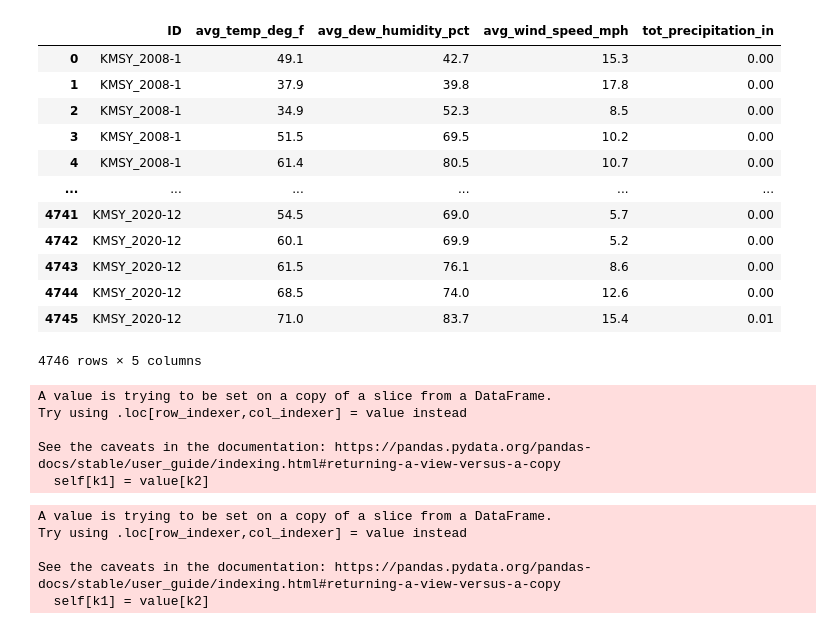
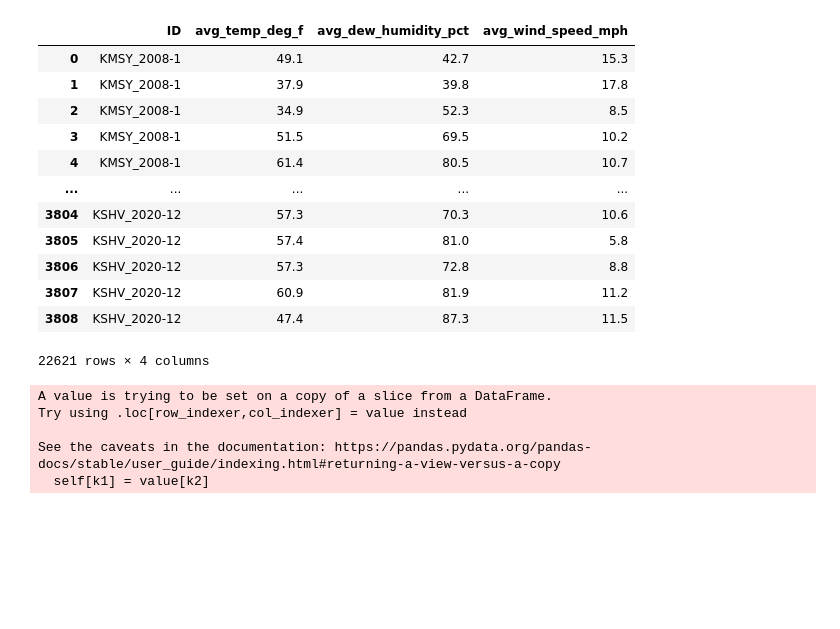
Before and after one commit to dunleavyjason/electricity_usage, a Jupyter notebook: weather.ipynb, the cells around one changed output. Drawn from its saved outputs; the diff is of its cells as text; code cells hidden in the pictures; blank space fills up the shorter version.

```diff
--- a/weather.ipynb
+++ b/weather.ipynb
@@ -23,0 +10,8 @@ kenner
+# %%
+lake_charles = pd.read_pickle('lake_charles_scrape.pkl')
+# %%
+alexandria = pd.read_pickle('alexandria_scrape.pkl')
+# %%
+shreveport = pd.read_pickle('shreveport_scrape.pkl')
+# %%
+all_cities = pd.concat([kenner, baton_rouge, lake_charles, alexandria, shreveport])
@@ -24,18 +34,18 @@ kenner
 # %%
-kenner = kenner[['ID', 'avg_temp_deg_f', 'avg_dew_humidity_pct', 'avg_wind_speed_mph', 'tot_precipitation_in']]
-kenner
+all_cities = all_cities[['ID', 'avg_temp_deg_f', 'avg_dew_humidity_pct', 'avg_wind_speed_mph']]
+all_cities
 # %% [output]
-|  | ID | avg_temp_deg_f | avg_dew_humidity_pct | avg_wind_speed_mph | tot_precipitation_in |
-| 0 | KMSY_2008-1 | 49.1 | 42.7 | 15.3 | 0.00 |
-| 1 | KMSY_2008-1 | 37.9 | 39.8 | 17.8 | 0.00 |
-| 2 | KMSY_2008-1 | 34.9 | 52.3 | 8.5 | 0.00 |
-| 3 | KMSY_2008-1 | 51.5 | 69.5 | 10.2 | 0.00 |
-| 4 | KMSY_2008-1 | 61.4 | 80.5 | 10.7 | 0.00 |
-| ... | ... | ... | ... | ... | ... |
-| 4741 | KMSY_2020-12 | 54.5 | 69.0 | 5.7 | 0.00 |
-| 4742 | KMSY_2020-12 | 60.1 | 69.9 | 5.2 | 0.00 |
-| 4743 | KMSY_2020-12 | 61.5 | 76.1 | 8.6 | 0.00 |
-| 4744 | KMSY_2020-12 | 68.5 | 74.0 | 12.6 | 0.00 |
-| 4745 | KMSY_2020-12 | 71.0 | 83.7 | 15.4 | 0.01 |
+|  | ID | avg_temp_deg_f | avg_dew_humidity_pct | avg_wind_speed_mph |
+| 0 | KMSY_2008-1 | 49.1 | 42.7 | 15.3 |
+| 1 | KMSY_2008-1 | 37.9 | 39.8 | 17.8 |
+| 2 | KMSY_2008-1 | 34.9 | 52.3 | 8.5 |
+| 3 | KMSY_2008-1 | 51.5 | 69.5 | 10.2 |
+| 4 | KMSY_2008-1 | 61.4 | 80.5 | 10.7 |
+| ... | ... | ... | ... | ... |
+| 3804 | KSHV_2020-12 | 57.3 | 70.3 | 10.6 |
+| 3805 | KSHV_2020-12 | 57.4 | 81.0 | 5.8 |
+| 3806 | KSHV_2020-12 | 57.3 | 72.8 | 8.8 |
+| 3807 | KSHV_2020-12 | 60.9 | 81.9 | 11.2 |
+| 3808 | KSHV_2020-12 | 47.4 | 87.3 | 11.5 |
-4746 rows × 5 columns
+22621 rows × 4 columns
 # %%
@@ -47,11 +57,5 @@ Try using .loc[row_indexer,col_indexer] = value instead
 See the caveats in the documentation: https://pandas.pydata.org/pandas-docs/stable/user_guide/indexing.html#returning-a-view-versus-a-copy
   self[k1] = value[k2]
 # %%
-kenner[["city", "yyyy-m"]] = kenner.ID.str.split('_', expand = True)
+all_cities[["city", "dtime"]] = all_cities.ID.str.split('_', expand = True)
-# %% [output]
-A value is trying to be set on a copy of a slice from a DataFrame.
-Try using .loc[row_indexer,col_indexer] = value instead
-
-See the caveats in the documentation: https://pandas.pydata.org/pandas-docs/stable/user_guide/indexing.html#returning-a-view-versus-a-copy
-  self[k1] = value[k2]
 # %%
```
Also changed, not shown: parts of 15 cells of this notebook, 12 other files.
